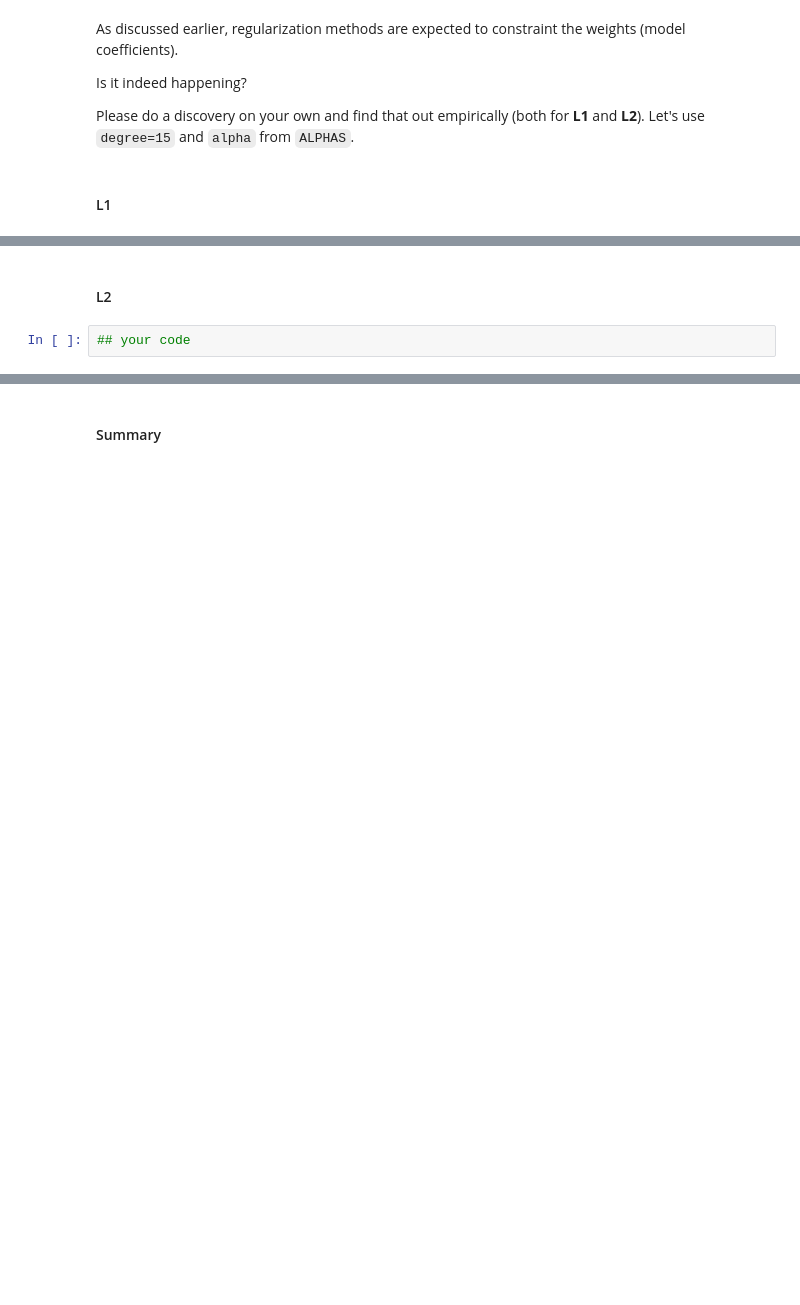
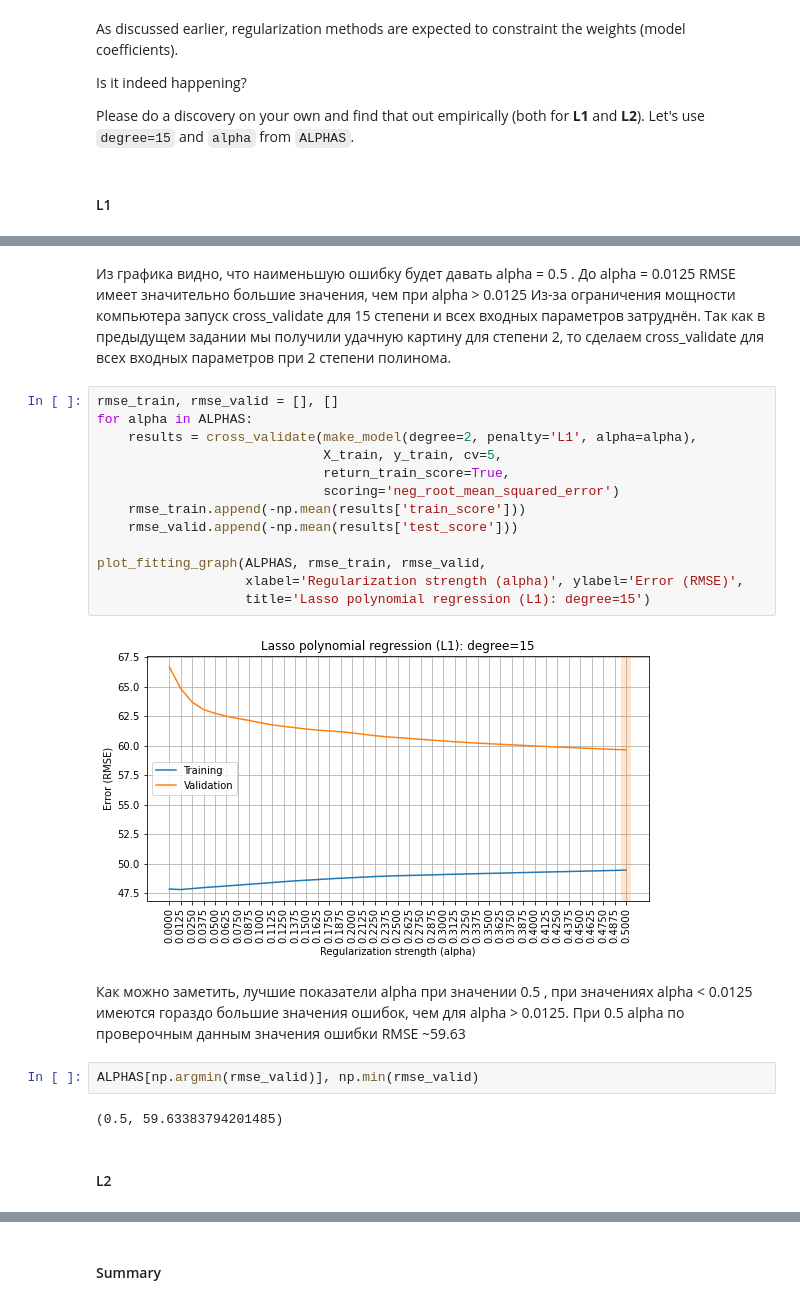
Before and after one commit to githubjeka/ml-intro, a Jupyter notebook: overfitting_regularization.ipynb, the cells around one changed output, grey strips where cells are left out. Drawn from its saved outputs; the diff is of its cells as text; blank space fills up the shorter version.

```diff
--- a/overfitting_regularization.ipynb
+++ b/overfitting_regularization.ipynb
@@ -463,4 +491,27 @@ Please do a discovery on your own and find that out empirically (both for **L1**
+# %% [markdown]
+Из графика видно, что наименьшую ошибку будет давать alpha = 0.5 . До alpha = 0.0125 RMSE имеет значительно большие значения, чем при alpha > 0.0125
+Из-за ограничения мощности компьютера запуск cross_validate для 15 степени и всех входных параметров затруднён. Так как в предыдущем задании мы получили удачную картину для степени 2, то сделаем cross_validate для всех входных параметров при 2 степени полинома.
+# %%
+rmse_train, rmse_valid = [], []
+for alpha in ALPHAS:
+    results = cross_validate(make_model(degree=2, penalty='L1', alpha=alpha),
+                             X_train, y_train, cv=5,
+                             return_train_score=True,
+                             scoring='neg_root_mean_squared_error')
+    rmse_train.append(-np.mean(results['train_score']))
+    rmse_valid.append(-np.mean(results['test_score']))
+
+plot_fitting_graph(ALPHAS, rmse_train, rmse_valid,
+                   xlabel='Regularization strength (alpha)', ylabel='Error (RMSE)',
+                   title='Lasso polynomial regression (L1): degree=15')
+# %% [output]
+[figure, added]
+# %% [markdown]
+Как можно заметить, лучшие показатели alpha при значении 0.5 , при значениях alpha < 0.0125 имеются гораздо большие значения ошибок, чем для alpha > 0.0125.
+При 0.5 alpha по проверочным данным значения ошибки RMSE ~59.63
+# %%
+ALPHAS[np.argmin(rmse_valid)], np.min(rmse_valid)
+# %% [output]
+(0.5, 59.63383794201485)
 # %% [markdown]
 #### L2
-# %%
-## your code
```
Also changed, not shown: parts of 19 cells of this notebook.
